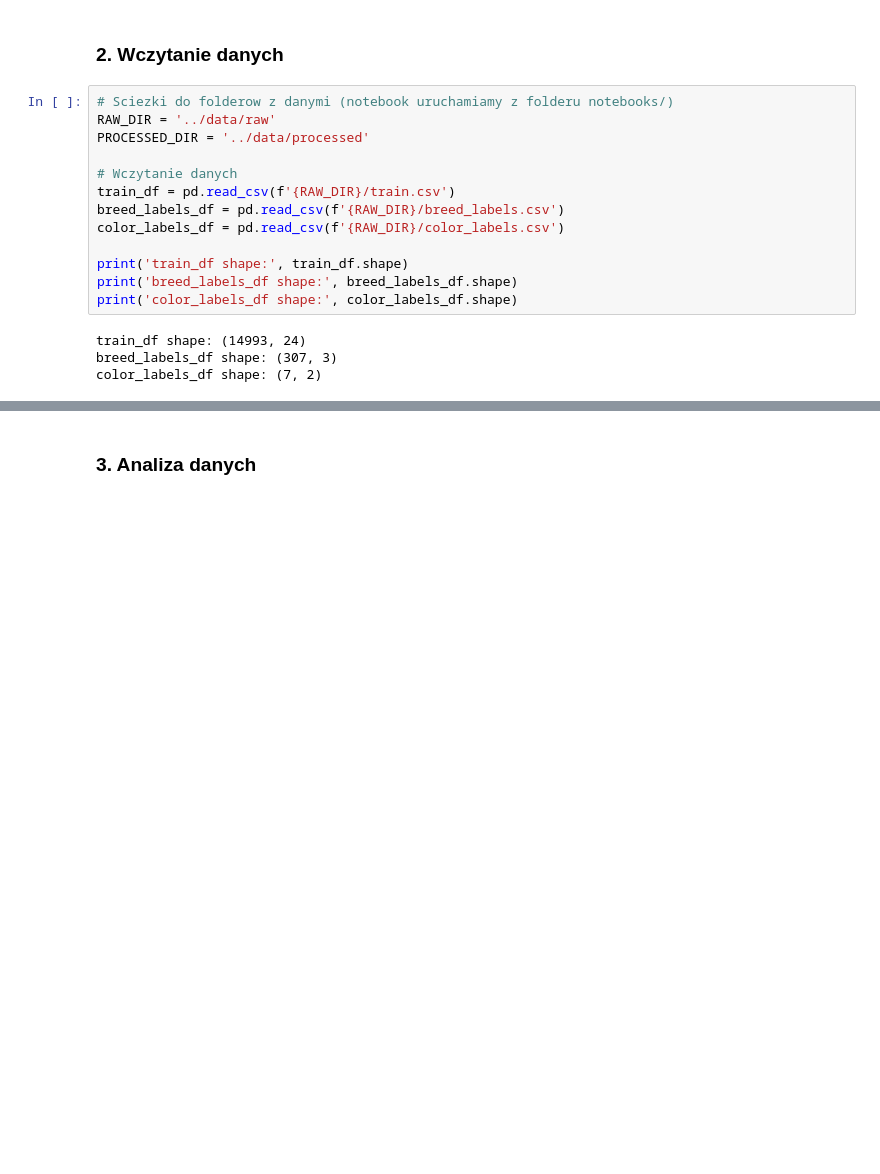
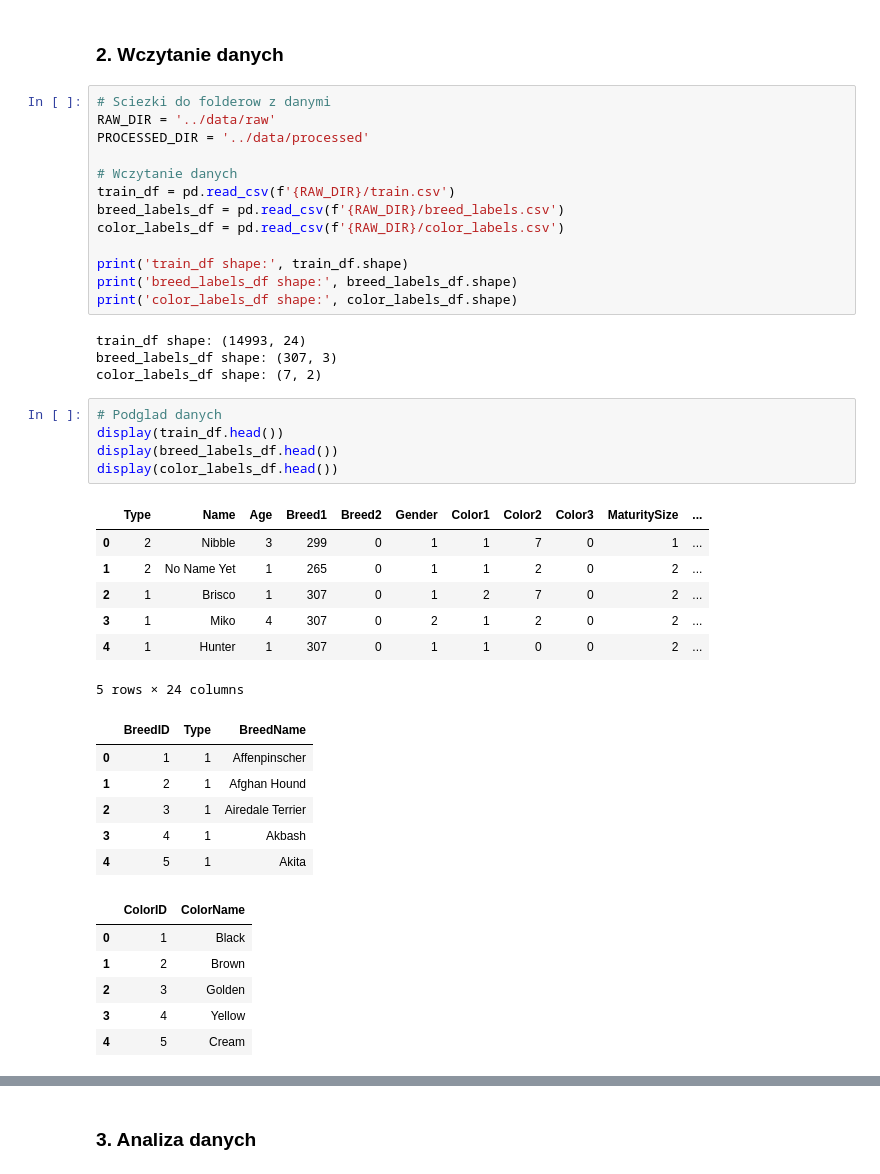
Before and after one commit to Carrie088/pet_adoption_ml, a Jupyter notebook: notebooks/01_data_preparation.ipynb, the cells around one changed output, grey strips where cells are left out. Drawn from its saved outputs; the diff is of its cells as text; blank space fills up the shorter version.

```diff
--- a/notebooks/01_data_preparation.ipynb
+++ b/notebooks/01_data_preparation.ipynb
@@ -17,7 +17,7 @@ plt.rcParams['figure.figsize'] = (10, 6)
 # %% [markdown]
 ### 2. Wczytanie danych
 # %%
-# Sciezki do folderow z danymi (notebook uruchamiamy z folderu notebooks/)
+# Sciezki do folderow z danymi
 RAW_DIR = '../data/raw'
 PROCESSED_DIR = '../data/processed'
 
@@ -33,3 +33,28 @@ print('color_labels_df shape:', color_labels_df.shape)
 train_df shape: (14993, 24)
 breed_labels_df shape: (307, 3)
 color_labels_df shape: (7, 2)
+# %%
+# Podglad danych
+display(train_df.head())
+display(breed_labels_df.head())
+display(color_labels_df.head())
+# %% [output]
+|  | Type | Name | Age | Breed1 | Breed2 | Gender | Color1 | Color2 | Color3 | MaturitySize | ... |
+| 0 | 2 | Nibble | 3 | 299 | 0 | 1 | 1 | 7 | 0 | 1 | ... |
+| 1 | 2 | No Name Yet | 1 | 265 | 0 | 1 | 1 | 2 | 0 | 2 | ... |
+| 2 | 1 | Brisco | 1 | 307 | 0 | 1 | 2 | 7 | 0 | 2 | ... |
+| 3 | 1 | Miko | 4 | 307 | 0 | 2 | 1 | 2 | 0 | 2 | ... |
+| 4 | 1 | Hunter | 1 | 307 | 0 | 1 | 1 | 0 | 0 | 2 | ... |
+5 rows × 24 columns
+|  | BreedID | Type | BreedName |
+| 0 | 1 | 1 | Affenpinscher |
+| 1 | 2 | 1 | Afghan Hound |
+| 2 | 3 | 1 | Airedale Terrier |
+| 3 | 4 | 1 | Akbash |
+| 4 | 5 | 1 | Akita |
+|  | ColorID | ColorName |
+| 0 | 1 | Black |
+| 1 | 2 | Brown |
+| 2 | 3 | Golden |
+| 3 | 4 | Yellow |
+| 4 | 5 | Cream |
```
Also changed, not shown: parts of 1 cell of this notebook.
